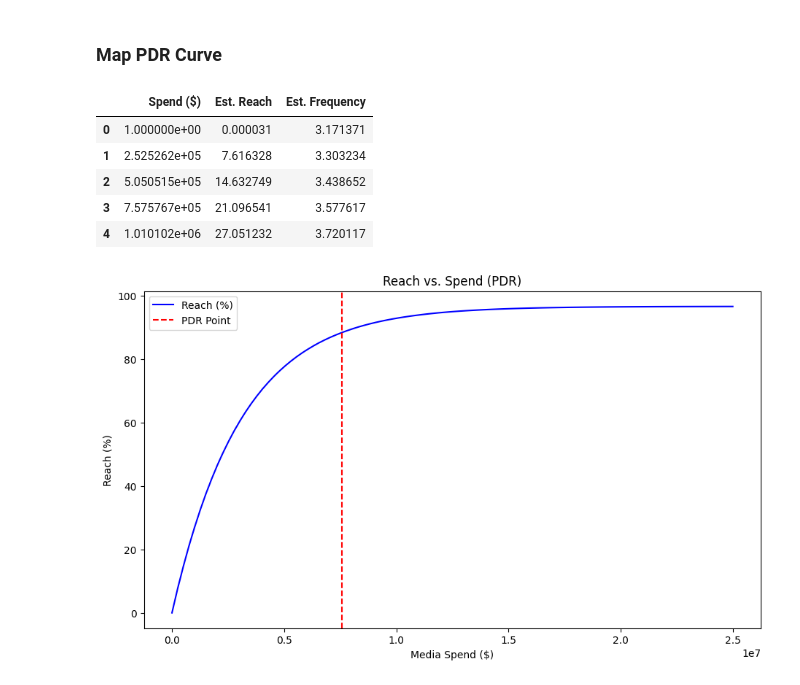
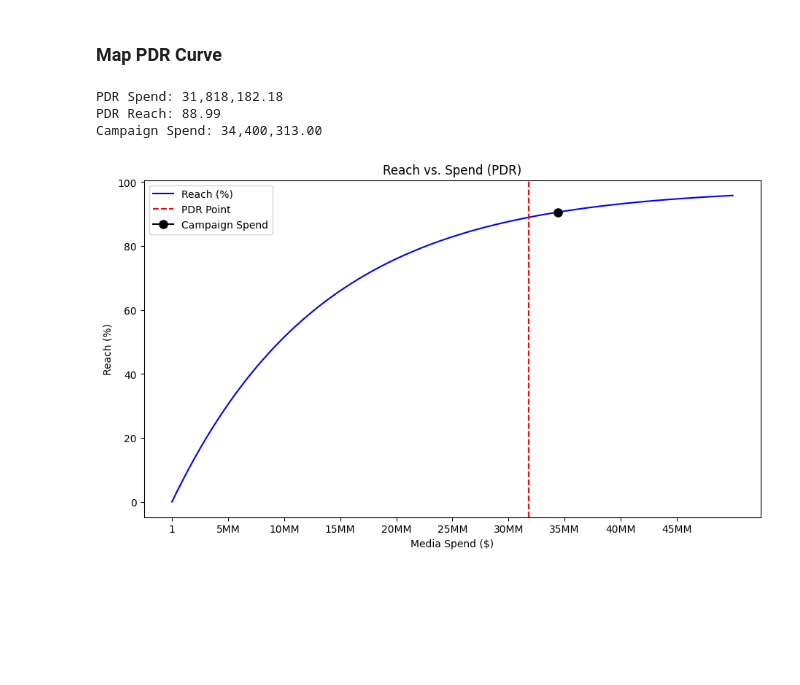
Before and after one commit to itsmedragons/rf_pdr_calculator, a Jupyter notebook: notebooks/pdr.ipynb, the cells around one changed output. Drawn from its saved outputs; the diff is of its cells as text; code cells hidden in the pictures; blank space fills up the shorter version.

```diff
--- a/notebooks/pdr.ipynb
+++ b/notebooks/pdr.ipynb
@@ -7,13 +7,13 @@ import numpy as np
 # %% [markdown]
 ### Set Campaign Parameters (From R/F Tool)
 # %%
-campaign_spend = 8_909_863  # User-defined spend level
-campaign_reach = 0.9135  # Known reach at this spend level (50%)
-campaign_frequency = 9.75  # Known frequency at this spend level
-campaign_impressions = 570_781_182 # Known impressions at this spend level
-audience_size = 68_608_389  # Total audience size
-max_reach = 0.967  # Maximum possible reach (e.g., 90% of audience)
-CPM = 14.63  # Cost per 1000 impressions (should back into spend and impressions)
+campaign_spend = 34_400_313  # User-defined spend level
+campaign_reach = 0.906  # Known reach at this spend level (50%)
+campaign_frequency = 10.7  # Known frequency at this spend level
+campaign_impressions = 1_227_705_678 # Known impressions at this spend level
+audience_size = 127_051_439  # Total audience size
+max_reach = 0.982  # Maximum possible reach (e.g., 90% of audience)
+CPM = 28.02  # Cost per 1000 impressions (should back into spend and impressions)
 # %% [markdown]
 ### Calculate Estimates for PDR Curve
 # %%
@@ -21,7 +21,7 @@ CPM = 14.63  # Cost per 1000 impressions (should back into spend and impressions
 k_estimated = -np.log(1 - (campaign_reach / max_reach)) / campaign_spend
 
 # Generates 100 evenly spaced spend levels between 1 and 35,000,000
-spend_levels = np.linspace(1, 25_000_000, 100)
+spend_levels = np.linspace(1, 50_000_000, 100)
 
 # Calculates estimated reach using the efficiency factor
 estimated_reach = max_reach * (1 - np.exp(-k_estimated * spend_levels))
@@ -56,24 +56,23 @@ pdr_df = pd.DataFrame({
 # %%
 # Step 9: Plot PDR Curve
 plt.figure(figsize=(24, 6))
 
 # Reach vs. Spend
 plt.subplot(1, 2, 1)
 plt.plot(spend_levels, estimated_reach * 100, label="Reach (%)", color="blue")
 plt.axvline(x=pdr_spend, linestyle="--", color="red", label="PDR Point")
+plt.plot(campaign_spend, campaign_reach * 100, marker="o", markersize=8, color="black", label="Campaign Spend")
 plt.xlabel("Media Spend ($)")
 plt.ylabel("Reach (%)")
 plt.title("Reach vs. Spend (PDR)")
+plt.xticks([1,5e6,10e6,15e6,20e6,25e6,30e6,35e6,40e6, 45e6], ["1", "5MM", "10MM","15MM","20MM","25MM","30MM","35MM","40MM","45MM"])
 plt.legend()
 
-
-# Step 10: Display DataFrame
-pdr_df.head()
+print(f"PDR Spend: {pdr_spend:,.2f}")
+print(f"PDR Reach: {pdr_reach * 100:.2f}")
+print(f"Campaign Spend: {campaign_spend:,.2f}")
 # %% [output]
-|  | Spend ($) | Est. Reach | Est. Frequency |
-| 0 | 1.000000e+00 | 0.000031 | 3.171371 |
-| 1 | 2.525262e+05 | 7.616328 | 3.303234 |
-| 2 | 5.050515e+05 | 14.632749 | 3.438652 |
-| 3 | 7.575767e+05 | 21.096541 | 3.577617 |
-| 4 | 1.010102e+06 | 27.051232 | 3.720117 |
+PDR Spend: 31,818,182.18
+PDR Reach: 88.99
+Campaign Spend: 34,400,313.00
-[figure, old version]
+[figure, new version]
```
Also changed, not shown: parts of 1 cell of this notebook.
